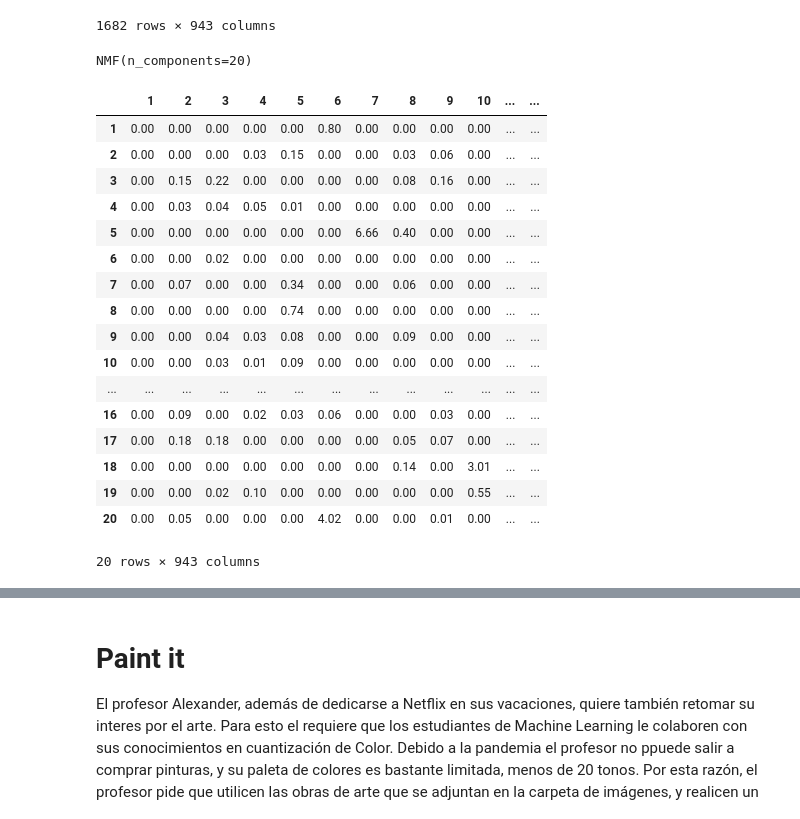
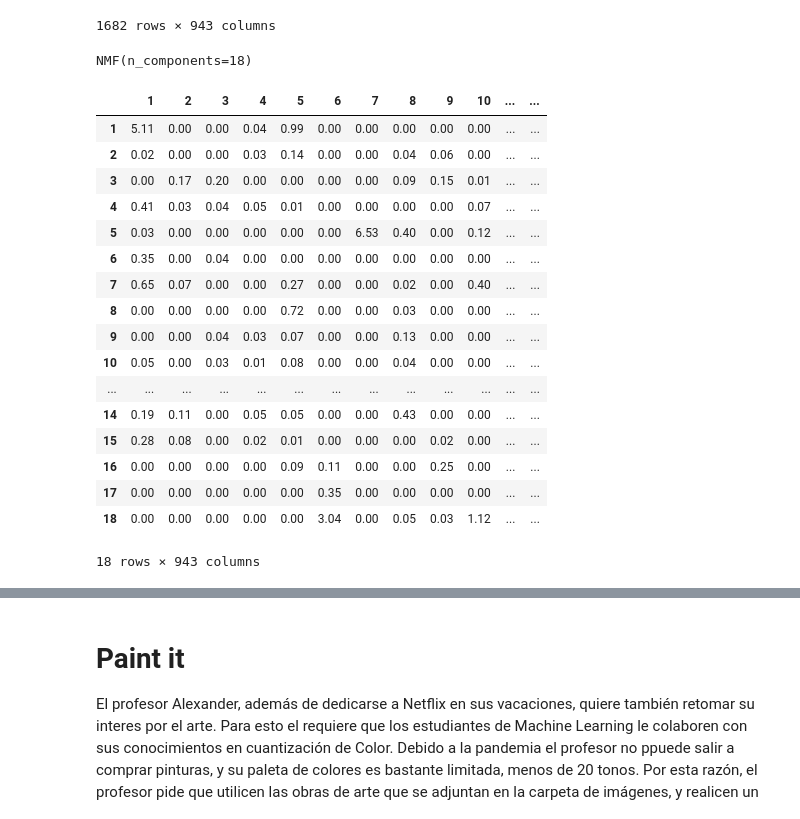
Before and after one commit to Santiago1325/Unsupervised-Learning, a Jupyter notebook: Proyecto 3 Unsupervised Learning.ipynb, the cells around one changed output, grey strips where cells are left out. Drawn from its saved outputs; the diff is of its cells as text; code cells hidden in the pictures.

```diff
--- a/Proyecto 3 Unsupervised Learning.ipynb
+++ b/Proyecto 3 Unsupervised Learning.ipynb
@@ -63,33 +103,33 @@ M1
 | 1682 | 0.0 | 0.0 | 0.0 | 0.0 | 0.0 | 0.0 | 0.0 | 0.0 | 0.0 | 0.0 | ... | ... |
 1682 rows × 943 columns
 # %%
-nmf = NMF(20)
+nmf = NMF(18)
 nmf.fit(M1)
 # %% [output]
-NMF(n_components=20)
+NMF(n_components=18)
 # %%
 H = pd.DataFrame(np.round(nmf.components_,2), columns=M1.columns)
-H.index = [str(x) for x in range(1,21)]
+H.index = [str(x) for x in range(1,19)]
 H
 # %% [output]
 |  | 1 | 2 | 3 | 4 | 5 | 6 | 7 | 8 | 9 | 10 | ... | ... |
-| 1 | 0.00 | 0.00 | 0.00 | 0.00 | 0.00 | 0.80 | 0.00 | 0.00 | 0.00 | 0.00 | ... | ... |
-| 2 | 0.00 | 0.00 | 0.00 | 0.03 | 0.15 | 0.00 | 0.00 | 0.03 | 0.06 | 0.00 | ... | ... |
-| 3 | 0.00 | 0.15 | 0.22 | 0.00 | 0.00 | 0.00 | 0.00 | 0.08 | 0.16 | 0.00 | ... | ... |
-| 4 | 0.00 | 0.03 | 0.04 | 0.05 | 0.01 | 0.00 | 0.00 | 0.00 | 0.00 | 0.00 | ... | ... |
-| 5 | 0.00 | 0.00 | 0.00 | 0.00 | 0.00 | 0.00 | 6.66 | 0.40 | 0.00 | 0.00 | ... | ... |
-| 6 | 0.00 | 0.00 | 0.02 | 0.00 | 0.00 | 0.00 | 0.00 | 0.00 | 0.00 | 0.00 | ... | ... |
-| 7 | 0.00 | 0.07 | 0.00 | 0.00 | 0.34 | 0.00 | 0.00 | 0.06 | 0.00 | 0.00 | ... | ... |
-| 8 | 0.00 | 0.00 | 0.00 | 0.00 | 0.74 | 0.00 | 0.00 | 0.00 | 0.00 | 0.00 | ... | ... |
-| 9 | 0.00 | 0.00 | 0.04 | 0.03 | 0.08 | 0.00 | 0.00 | 0.09 | 0.00 | 0.00 | ... | ... |
-| 10 | 0.00 | 0.00 | 0.03 | 0.01 | 0.09 | 0.00 | 0.00 | 0.00 | 0.00 | 0.00 | ... | ... |
+| 1 | 5.11 | 0.00 | 0.00 | 0.04 | 0.99 | 0.00 | 0.00 | 0.00 | 0.00 | 0.00 | ... | ... |
+| 2 | 0.02 | 0.00 | 0.00 | 0.03 | 0.14 | 0.00 | 0.00 | 0.04 | 0.06 | 0.00 | ... | ... |
+| 3 | 0.00 | 0.17 | 0.20 | 0.00 | 0.00 | 0.00 | 0.00 | 0.09 | 0.15 | 0.01 | ... | ... |
+| 4 | 0.41 | 0.03 | 0.04 | 0.05 | 0.01 | 0.00 | 0.00 | 0.00 | 0.00 | 0.07 | ... | ... |
+| 5 | 0.03 | 0.00 | 0.00 | 0.00 | 0.00 | 0.00 | 6.53 | 0.40 | 0.00 | 0.12 | ... | ... |
+| 6 | 0.35 | 0.00 | 0.04 | 0.00 | 0.00 | 0.00 | 0.00 | 0.00 | 0.00 | 0.00 | ... | ... |
+| 7 | 0.65 | 0.07 | 0.00 | 0.00 | 0.27 | 0.00 | 0.00 | 0.02 | 0.00 | 0.40 | ... | ... |
+| 8 | 0.00 | 0.00 | 0.00 | 0.00 | 0.72 | 0.00 | 0.00 | 0.03 | 0.00 | 0.00 | ... | ... |
+| 9 | 0.00 | 0.00 | 0.04 | 0.03 | 0.07 | 0.00 | 0.00 | 0.13 | 0.00 | 0.00 | ... | ... |
+| 10 | 0.05 | 0.00 | 0.03 | 0.01 | 0.08 | 0.00 | 0.00 | 0.04 | 0.00 | 0.00 | ... | ... |
 | ... | ... | ... | ... | ... | ... | ... | ... | ... | ... | ... | ... | ... |
-| 16 | 0.00 | 0.09 | 0.00 | 0.02 | 0.03 | 0.06 | 0.00 | 0.00 | 0.03 | 0.00 | ... | ... |
-| 17 | 0.00 | 0.18 | 0.18 | 0.00 | 0.00 | 0.00 | 0.00 | 0.05 | 0.07 | 0.00 | ... | ... |
-| 18 | 0.00 | 0.00 | 0.00 | 0.00 | 0.00 | 0.00 | 0.00 | 0.14 | 0.00 | 3.01 | ... | ... |
-| 19 | 0.00 | 0.00 | 0.02 | 0.10 | 0.00 | 0.00 | 0.00 | 0.00 | 0.00 | 0.55 | ... | ... |
-| 20 | 0.00 | 0.05 | 0.00 | 0.00 | 0.00 | 4.02 | 0.00 | 0.00 | 0.01 | 0.00 | ... | ... |
+| 14 | 0.19 | 0.11 | 0.00 | 0.05 | 0.05 | 0.00 | 0.00 | 0.43 | 0.00 | 0.00 | ... | ... |
+| 15 | 0.28 | 0.08 | 0.00 | 0.02 | 0.01 | 0.00 | 0.00 | 0.00 | 0.02 | 0.00 | ... | ... |
+| 16 | 0.00 | 0.00 | 0.00 | 0.00 | 0.09 | 0.11 | 0.00 | 0.00 | 0.25 | 0.00 | ... | ... |
+| 17 | 0.00 | 0.00 | 0.00 | 0.00 | 0.00 | 0.35 | 0.00 | 0.00 | 0.00 | 0.00 | ... | ... |
+| 18 | 0.00 | 0.00 | 0.00 | 0.00 | 0.00 | 3.04 | 0.00 | 0.05 | 0.03 | 1.12 | ... | ... |
-20 rows × 943 columns
+18 rows × 943 columns
 # %%
 W = pd.DataFrame(np.round(nmf.transform(X),2), columns=H.index)
 W.index = M1.index
```
Also changed, not shown: parts of 7 cells of this notebook, 1 other file.
